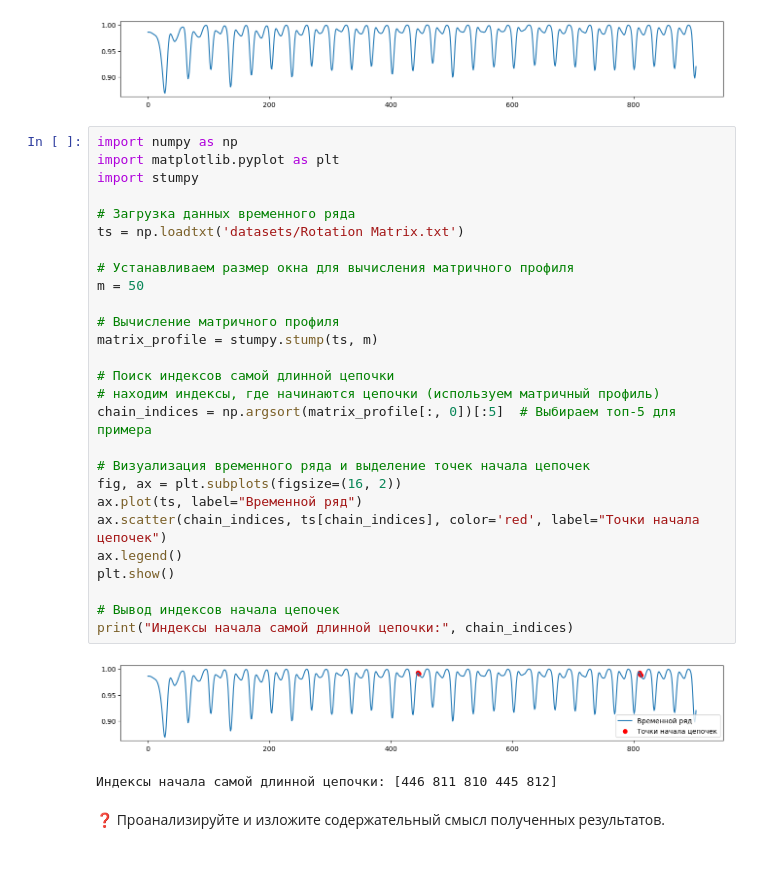
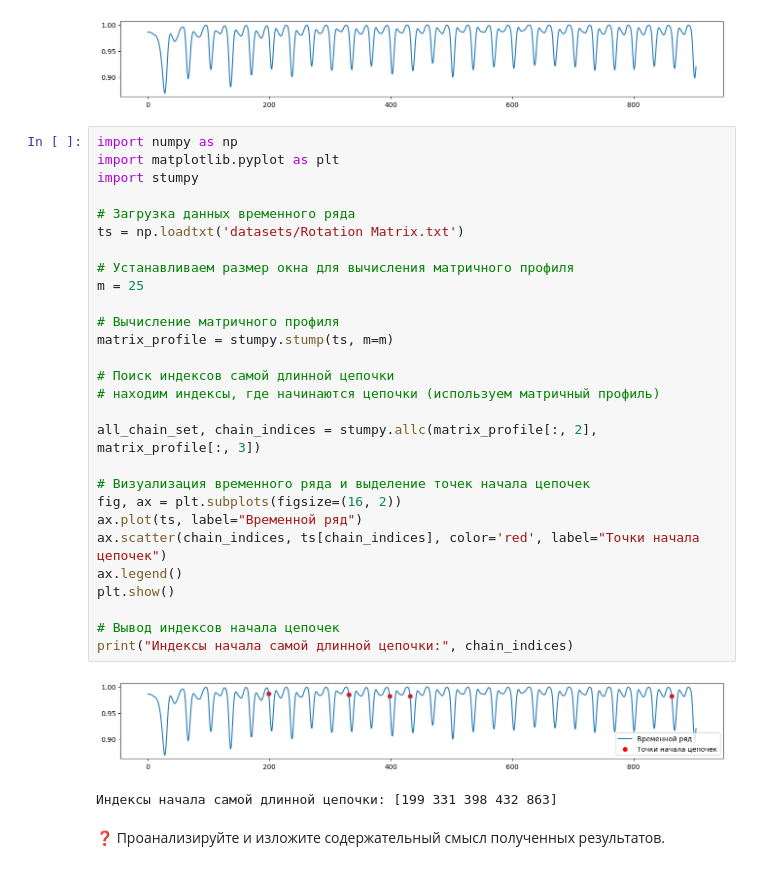
Before and after one commit to wilkak/2024-Gorbunov-TimeSeriesCourse, a Jupyter notebook: practice/06 Chains/06 Chains.ipynb, the cells around one changed output. Drawn from its saved outputs; the diff is of its cells as text.

```diff
--- a/practice/06 Chains/06 Chains.ipynb
+++ b/practice/06 Chains/06 Chains.ipynb
@@ -27,33 +27,34 @@ ax.plot(ts)
 # %%
 import numpy as np
 import matplotlib.pyplot as plt
 import stumpy
 
 # Загрузка данных временного ряда
 ts = np.loadtxt('datasets/Rotation Matrix.txt')
 
 # Устанавливаем размер окна для вычисления матричного профиля
-m = 50
+m = 25
 
 # Вычисление матричного профиля
-matrix_profile = stumpy.stump(ts, m)
+matrix_profile = stumpy.stump(ts, m=m)
 
 # Поиск индексов самой длинной цепочки
 # находим индексы, где начинаются цепочки (используем матричный профиль)
-chain_indices = np.argsort(matrix_profile[:, 0])[:5]  # Выбираем топ-5 для примера
+
+all_chain_set, chain_indices = stumpy.allc(matrix_profile[:, 2], matrix_profile[:, 3])
 
 # Визуализация временного ряда и выделение точек начала цепочек
 fig, ax = plt.subplots(figsize=(16, 2))
 ax.plot(ts, label="Временной ряд")
 ax.scatter(chain_indices, ts[chain_indices], color='red', label="Точки начала цепочек")
 ax.legend()
 plt.show()
 
 # Вывод индексов начала цепочек
 print("Индексы начала самой длинной цепочки:", chain_indices)
 # %% [output]
-[figure, old version]
+[figure, new version]
-Индексы начала самой длинной цепочки: [446 811 810 445 812]
+Индексы начала самой длинной цепочки: [199 331 398 432 863]
 # %% [markdown]
 ❓ Проанализируйте и изложите содержательный смысл полученных результатов.
 # %% [markdown]
```
Also changed, not shown: parts of 5 cells of this notebook.
